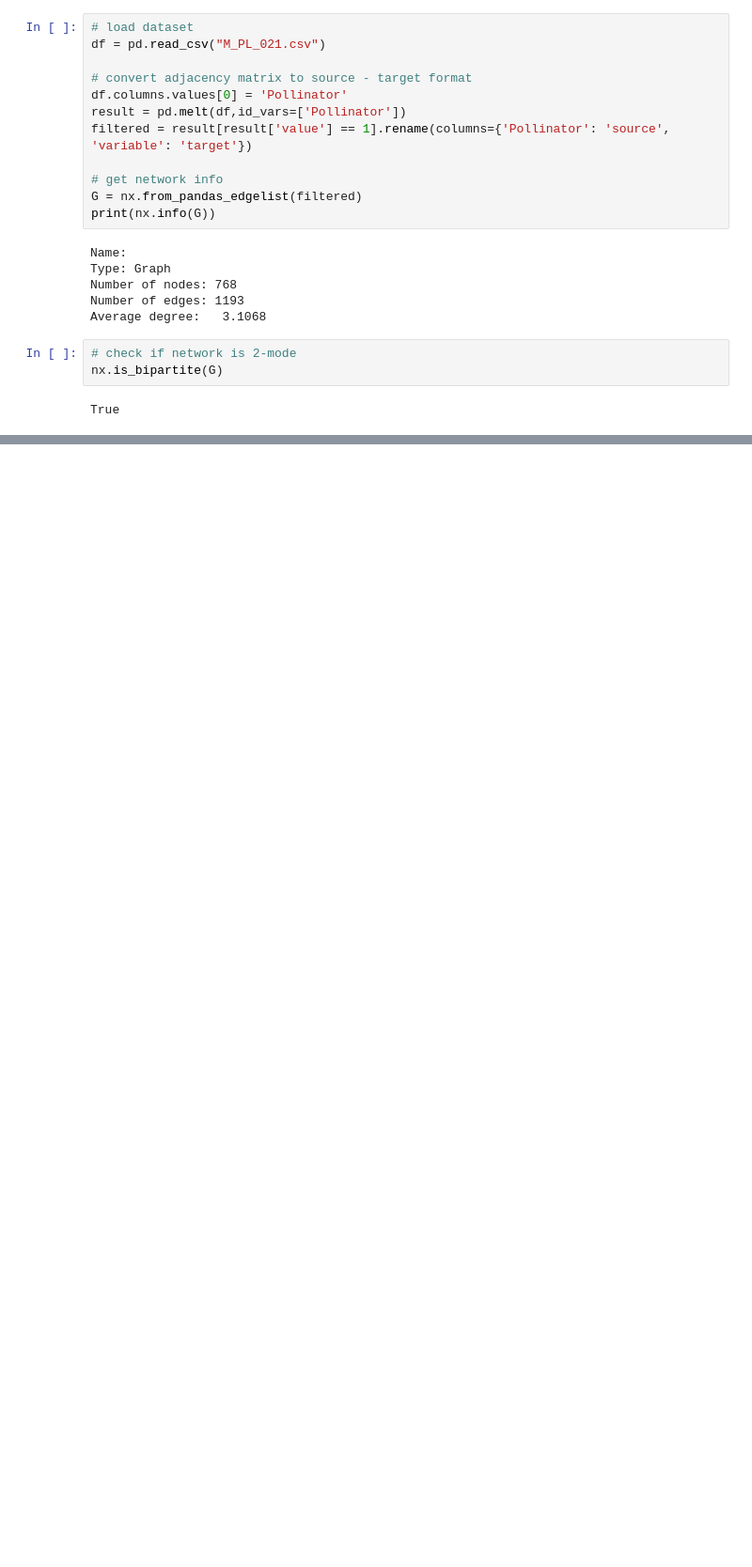
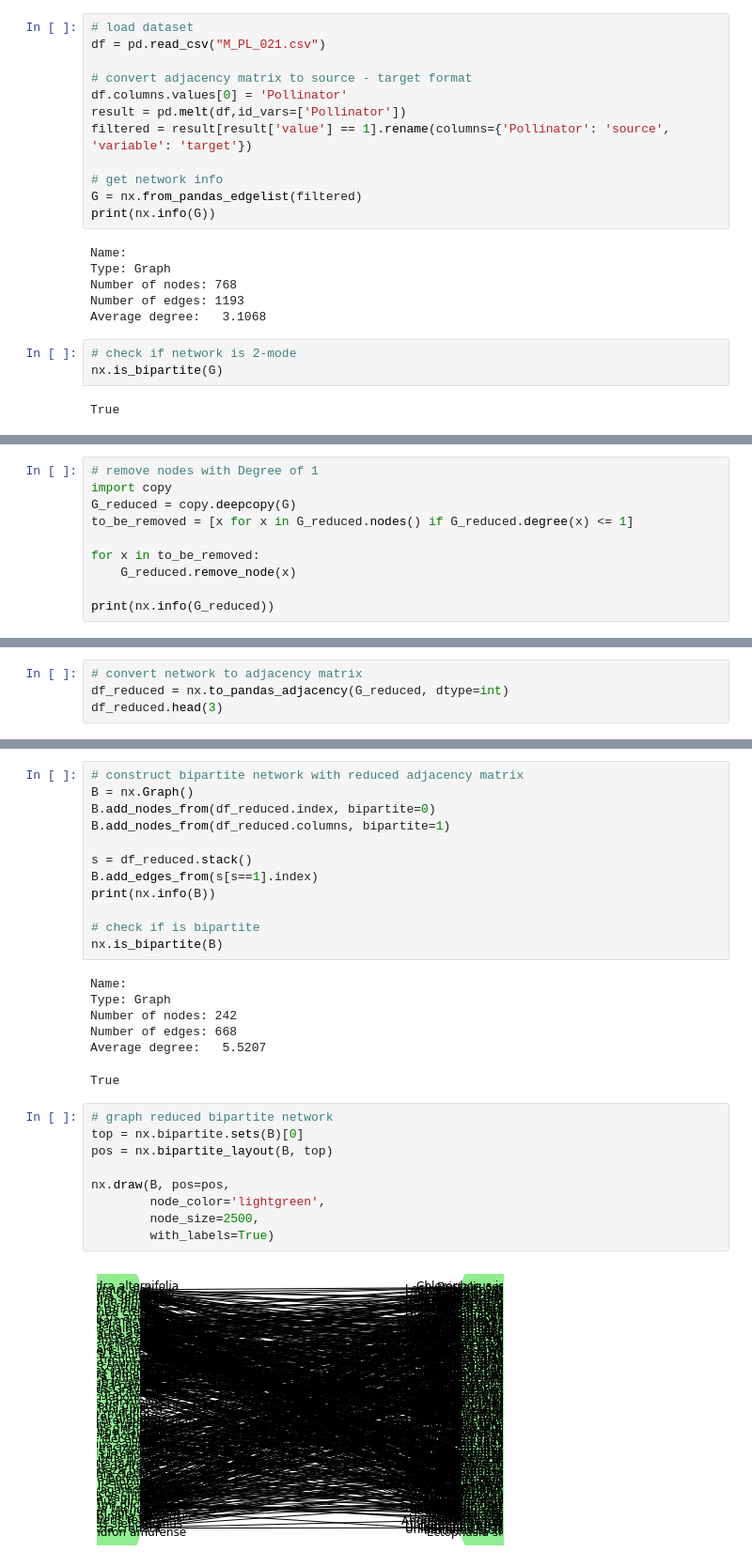
Before and after one commit to lincarrieli/DATA620-Web-Analytics, a Jupyter notebook: Data620_Project2_Lin_Tony.ipynb, the cells around one changed output, grey strips where cells are left out. Shown at 94% size. Cells and saved outputs as stored; diff of their text form; blank space fills up the shorter version.

```diff
--- a/Data620_Project2_Lin_Tony.ipynb
+++ b/Data620_Project2_Lin_Tony.ipynb
@@ -192,0 +87,10 @@ This network have relatively low density of 0.00405. For the pollinators network
+# %%
+# remove nodes with Degree of 1
+import copy
+G_reduced = copy.deepcopy(G)
+to_be_removed = [x for x in G_reduced.nodes() if G_reduced.degree(x) <= 1]
+
+for x in to_be_removed:
+    G_reduced.remove_node(x)
+
+print(nx.info(G_reduced))
@@ -192,0 +115,4 @@ This network have relatively low density of 0.00405. For the pollinators network
+# %%
+# convert network to adjacency matrix
+df_reduced = nx.to_pandas_adjacency(G_reduced, dtype=int)
+df_reduced.head(3)
@@ -192,0 +125,30 @@ This network have relatively low density of 0.00405. For the pollinators network
+# %%
+# construct bipartite network with reduced adjacency matrix
+B = nx.Graph()
+B.add_nodes_from(df_reduced.index, bipartite=0)
+B.add_nodes_from(df_reduced.columns, bipartite=1)
+
+s = df_reduced.stack()
+B.add_edges_from(s[s==1].index)
+print(nx.info(B))
+
+# check if is bipartite
+nx.is_bipartite(B)
+# %% [output]
+Name:
+Type: Graph
+Number of nodes: 242
+Number of edges: 668
+Average degree:   5.5207
+True
+# %%
+# graph reduced bipartite network
+top = nx.bipartite.sets(B)[0]
+pos = nx.bipartite_layout(B, top)
+
+nx.draw(B, pos=pos,
+        node_color='lightgreen',
+        node_size=2500,
+        with_labels=True)
+# %% [output]
+[figure, added]
```
Also changed, not shown: parts of 35 cells of this notebook.
